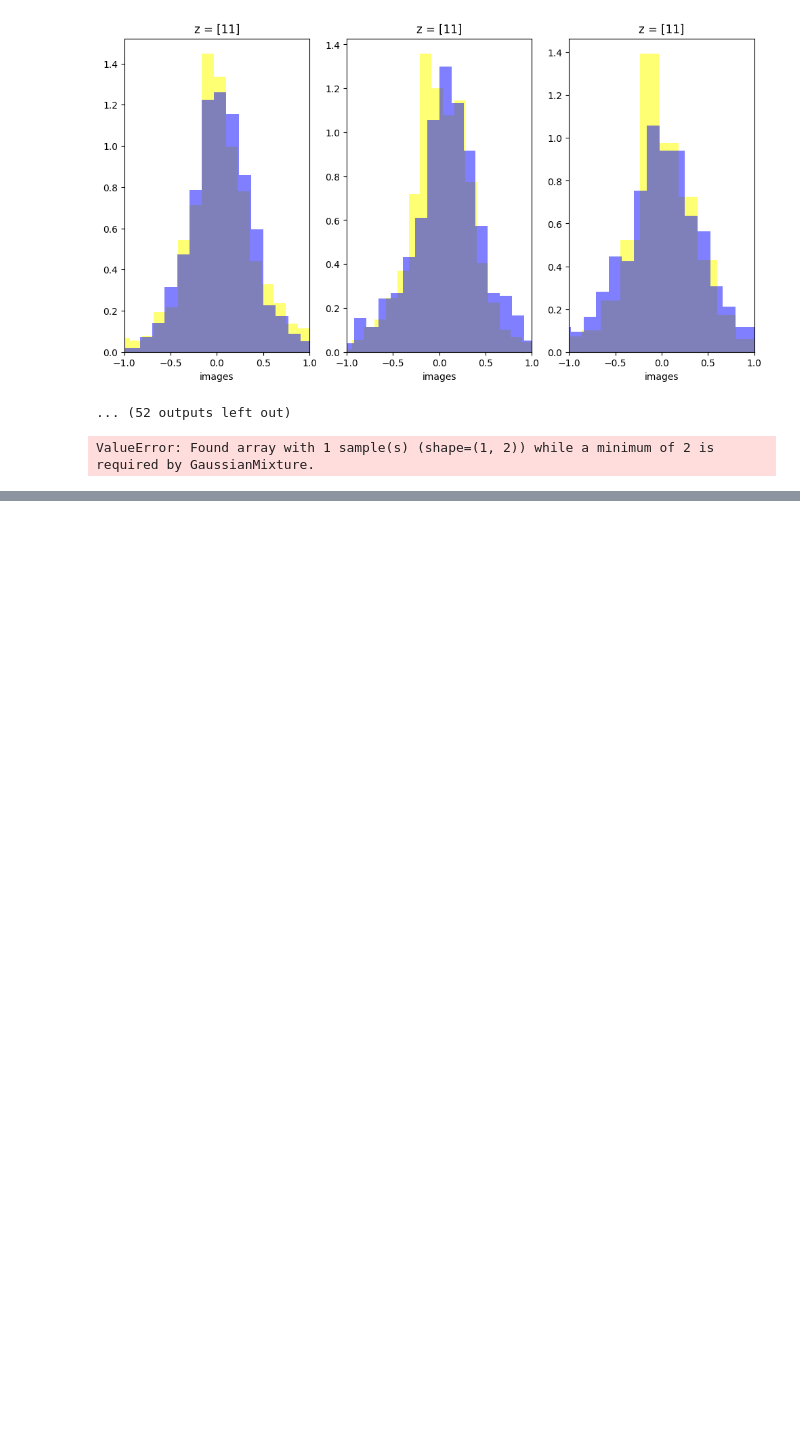
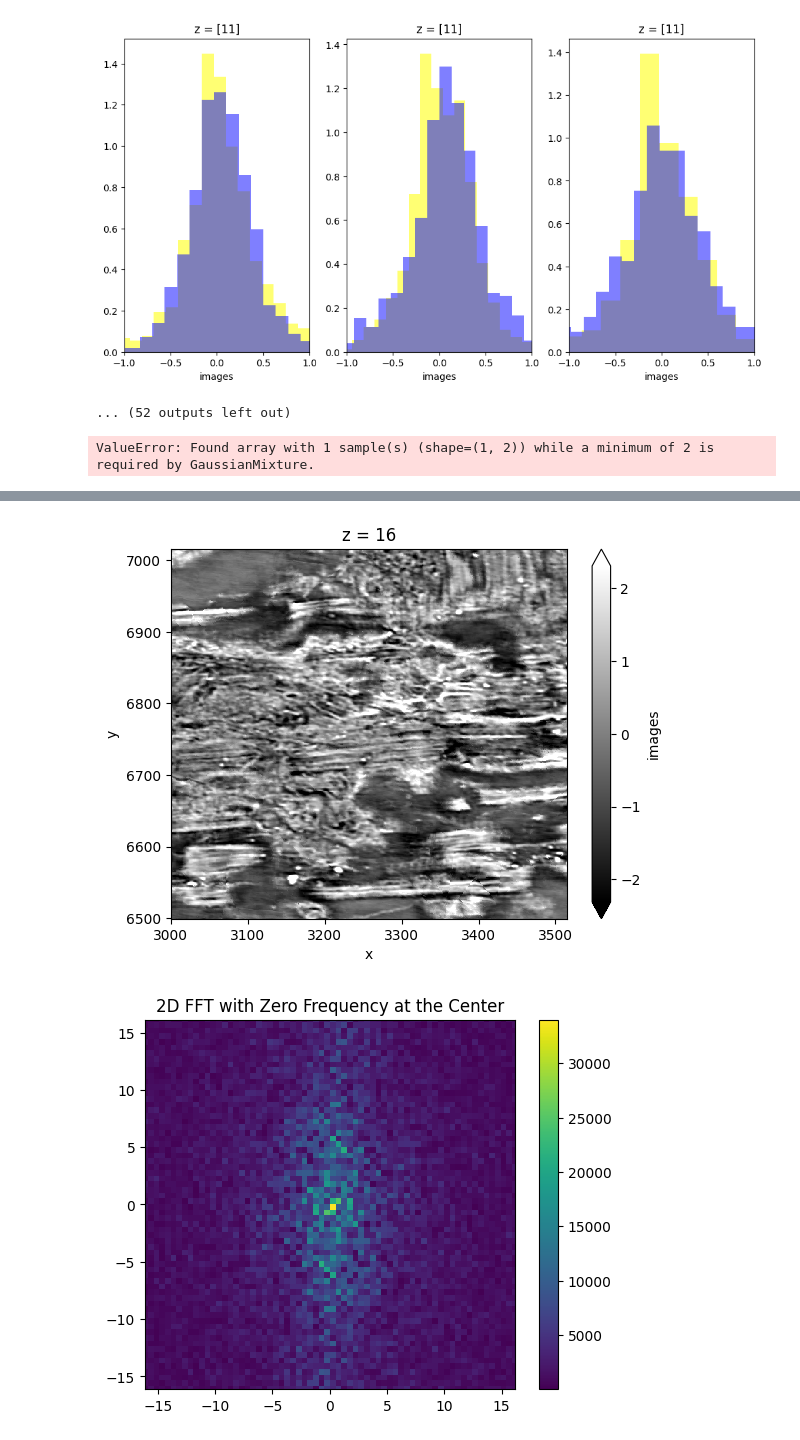
Before and after one commit to johnlavelle/vesuvius-ink-detection, a Jupyter notebook: notebooks/likeyhood.ipynb, the cells around one changed output, grey strips where cells are left out. Saved outputs shown, nothing was run; the diff lists cells and outputs as text; code cells hidden in the pictures; blank space fills up the shorter version.

```diff
--- a/notebooks/likeyhood.ipynb
+++ b/notebooks/likeyhood.ipynb
@@ -212,0 +217,28 @@ ValueError: Found array with 1 sample(s) (shape=(1, 2)) while a minimum of 2 is
+# %%
+x_start = 3000
+y_start = 6500
+size = 516
+dd =dsn.images.isel(z=16, x=slice(x_start,  x_start + size), y=slice(y_start, y_start + size))
+dd.plot.imshow(robust=True, cmap='gray')
+plt.show()
+# Perform a 2D FFT on the data
+fft_data = np.fft.fft2(dd)
+
+# Shift the zero frequency to the center
+fft_data_shifted = np.fft.fftshift(fft_data)
+
+# Calculate the magnitude of the shifted FFT
+magnitude = np.abs(fft_data_shifted)
+
+# Display the result
+# plt.imshow(np.log10(1 + magnitude), extent=(-128, 128, -128, 128), cmap='viridis')
+plt.imshow(magnitude, extent=(-128, 128, -128, 128), cmap='viridis')
+zoom = 32
+plt.xlim(-size/zoom, size/zoom)
+plt.ylim(-size/zoom, size/zoom)
+plt.colorbar()
+plt.title('2D FFT with Zero Frequency at the Center')
+plt.show()
+# %% [output]
+[figure, added]
+[figure, added]
```
Also changed, not shown: parts of 3 cells of this notebook, 26 other files.
